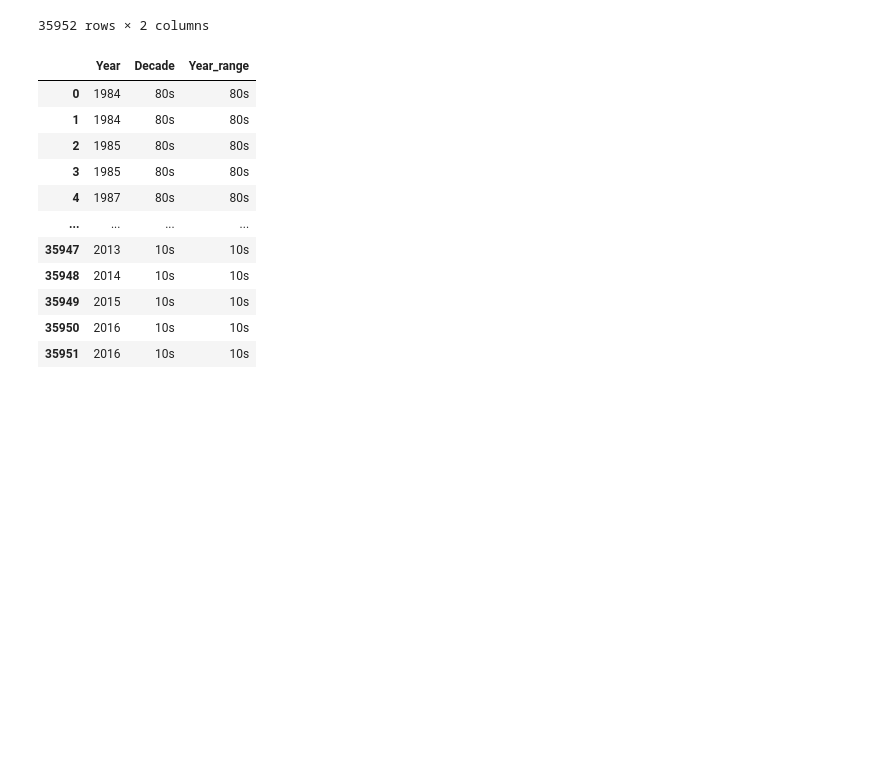
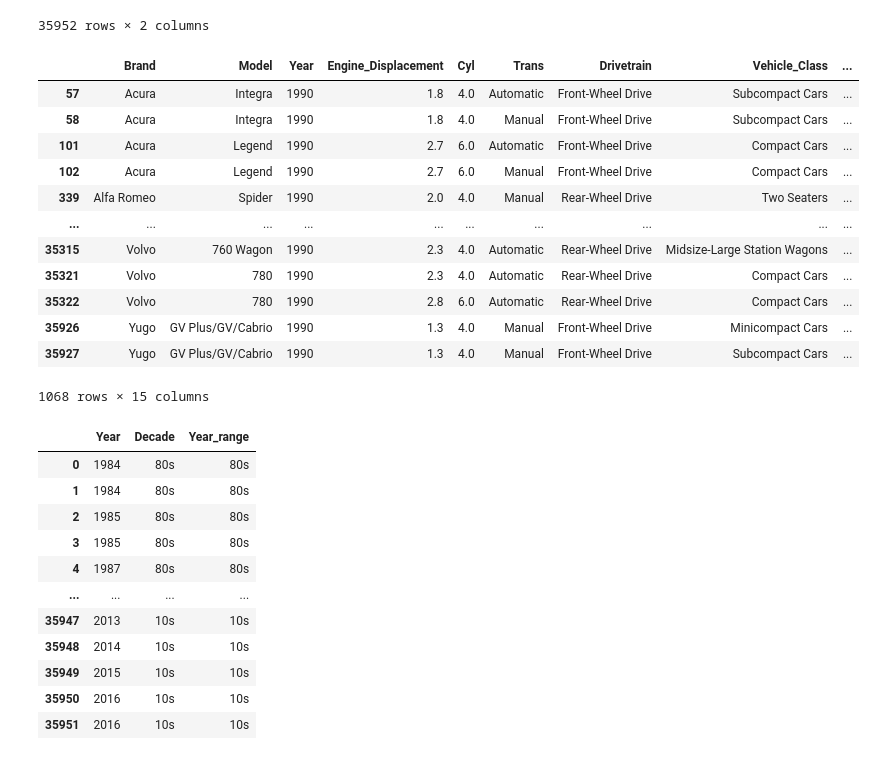
Before and after one commit to NHer0/IronEnrique, a Jupyter notebook: PandasGroupbyLab/Lab_Pandas_Grouping_Data_Cleaning_Vehicles.ipynb, the cells around one changed output. Saved outputs shown, nothing was run; the diff lists cells and outputs as text; code cells hidden in the pictures; blank space fills up the shorter version.

```diff
--- a/PandasGroupbyLab/Lab_Pandas_Grouping_Data_Cleaning_Vehicles.ipynb
+++ b/PandasGroupbyLab/Lab_Pandas_Grouping_Data_Cleaning_Vehicles.ipynb
@@ -597,5 +580,8 @@ min       1984.00000
 75%       2010.00000
 max       2017.00000
 Name: Year, dtype: float64
+# %%
+# intervals = pd.IntervalIndex.from_arrays([1980, 1990, 2000, 2010], [1990, 2000, 2010, 2020])
+intervals_labels = ["80s", "90s", "00s", "10s"]
 # %%
-pd.cut(cars["Year"],bins = [1980, 1989, 1990, 1999, 2000, 2009, 2010, 2019])
+cars["Decade"] = pd.cut(cars["Year"], bins = [1980, 1989, 1999, 2009, 2019], labels=intervals_labels)
@@ -633,6 +626,22 @@ cars.loc[:,['Year','Decade']]
 | 35950 | 2016 | 10s |
 | 35951 | 2016 | 10s |
 35952 rows × 2 columns
+# %%
+cars[cars["Year"] == 1990]
+# %% [output]
+|  | Brand | Model | Year | Engine_Displacement | Cyl | Trans | Drivetrain | Vehicle_Class | ... |
+| 57 | Acura | Integra | 1990 | 1.8 | 4.0 | Automatic | Front-Wheel Drive | Subcompact Cars | ... |
+| 58 | Acura | Integra | 1990 | 1.8 | 4.0 | Manual | Front-Wheel Drive | Subcompact Cars | ... |
+| 101 | Acura | Legend | 1990 | 2.7 | 6.0 | Automatic | Front-Wheel Drive | Compact Cars | ... |
+| 102 | Acura | Legend | 1990 | 2.7 | 6.0 | Manual | Front-Wheel Drive | Compact Cars | ... |
+| 339 | Alfa Romeo | Spider | 1990 | 2.0 | 4.0 | Manual | Rear-Wheel Drive | Two Seaters | ... |
+| ... | ... | ... | ... | ... | ... | ... | ... | ... | ... |
+| 35315 | Volvo | 760 Wagon | 1990 | 2.3 | 4.0 | Automatic | Rear-Wheel Drive | Midsize-Large Station Wagons | ... |
+| 35321 | Volvo | 780 | 1990 | 2.3 | 4.0 | Automatic | Rear-Wheel Drive | Compact Cars | ... |
+| 35322 | Volvo | 780 | 1990 | 2.8 | 6.0 | Automatic | Rear-Wheel Drive | Compact Cars | ... |
+| 35926 | Yugo | GV Plus/GV/Cabrio | 1990 | 1.3 | 4.0 | Manual | Front-Wheel Drive | Minicompact Cars | ... |
+| 35927 | Yugo | GV Plus/GV/Cabrio | 1990 | 1.3 | 4.0 | Manual | Front-Wheel Drive | Subcompact Cars | ... |
+1068 rows × 15 columns
 # %%
 cars["Year_range"]= pd.cut(cars["Year"],
                              bins = [1980,1989,1999,2009,2019],
```
Also changed, not shown: parts of 13 cells of this notebook.
